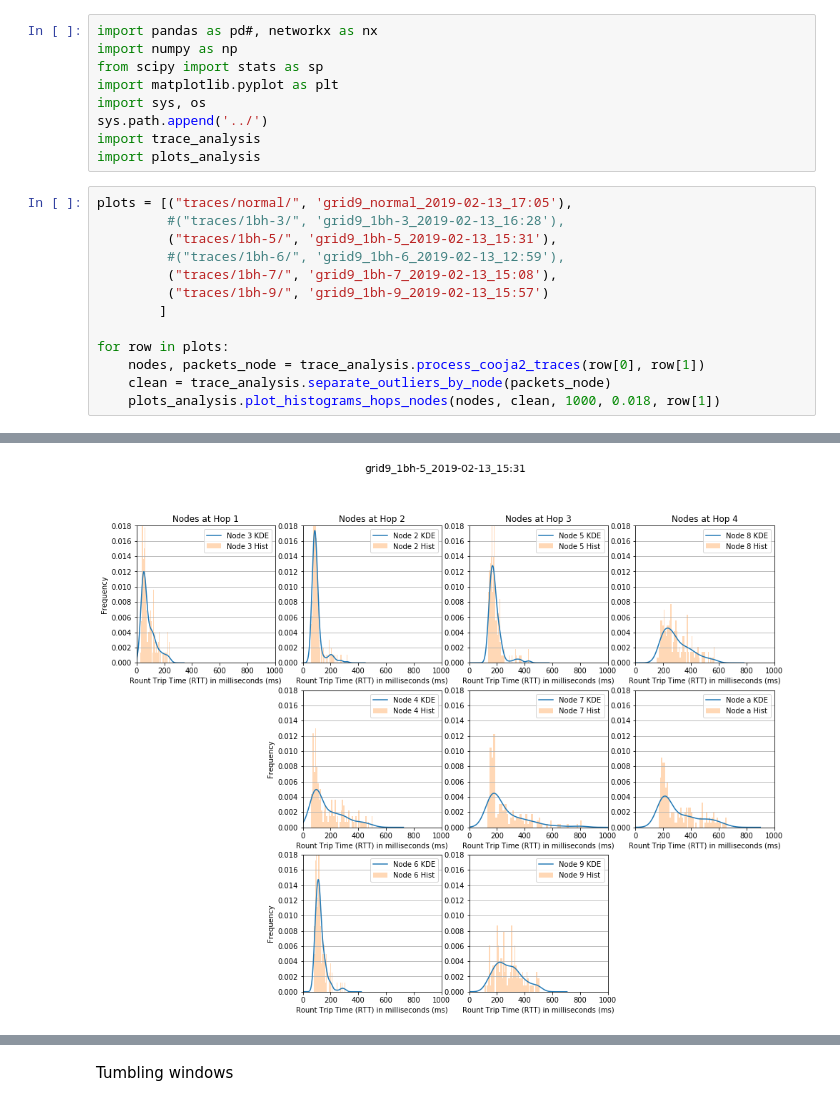
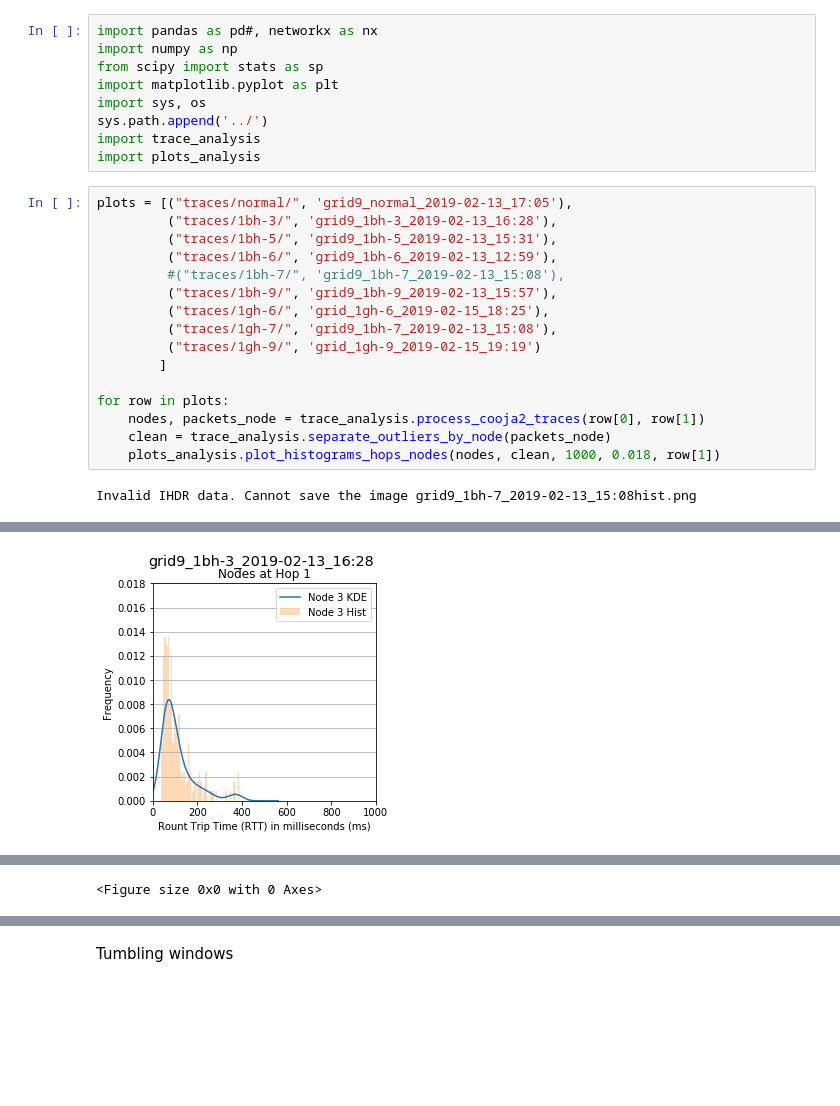
Before and after one commit to ichatz/iot-netprofiler, a Jupyter notebook: cooja3-9nodes/ExploratoryAnalysis.ipynb, the cells around one changed output, grey strips where cells are left out. Cells and saved outputs as stored; diff of their text form; blank space fills up the shorter version.

Commit message:
adding grey holes plots

```diff
--- a/cooja3-9nodes/ExploratoryAnalysis.ipynb
+++ b/cooja3-9nodes/ExploratoryAnalysis.ipynb
@@ -9,17 +9,21 @@ import trace_analysis
 import plots_analysis
 # %%
 plots = [("traces/normal/", 'grid9_normal_2019-02-13_17:05'),
-         #("traces/1bh-3/", 'grid9_1bh-3_2019-02-13_16:28'),
+         ("traces/1bh-3/", 'grid9_1bh-3_2019-02-13_16:28'),
          ("traces/1bh-5/", 'grid9_1bh-5_2019-02-13_15:31'),
-         #("traces/1bh-6/", 'grid9_1bh-6_2019-02-13_12:59'),
-         ("traces/1bh-7/", 'grid9_1bh-7_2019-02-13_15:08'),
-         ("traces/1bh-9/", 'grid9_1bh-9_2019-02-13_15:57')
+         ("traces/1bh-6/", 'grid9_1bh-6_2019-02-13_12:59'),
+         #("traces/1bh-7/", 'grid9_1bh-7_2019-02-13_15:08'),
+         ("traces/1bh-9/", 'grid9_1bh-9_2019-02-13_15:57'),
+         ("traces/1gh-6/", 'grid_1gh-6_2019-02-15_18:25'),
+         ("traces/1gh-7/", 'grid9_1bh-7_2019-02-13_15:08'),
+         ("traces/1gh-9/", 'grid_1gh-9_2019-02-15_19:19')
         ]
 
 for row in plots:
     nodes, packets_node = trace_analysis.process_cooja2_traces(row[0], row[1])
     clean = trace_analysis.separate_outliers_by_node(packets_node)
     plots_analysis.plot_histograms_hops_nodes(nodes, clean, 1000, 0.018, row[1])
 # %% [output]
+Invalid IHDR data. Cannot save the image grid9_1bh-7_2019-02-13_15:08hist.png
 [figure]
-[figure, old version]
+[figure, new version]
@@ -27,0 +34 @@ for row in plots:
+<Figure size 0x0 with 0 Axes>
```
Also changed, not shown: parts of 4 cells of this notebook, 22 other files.
